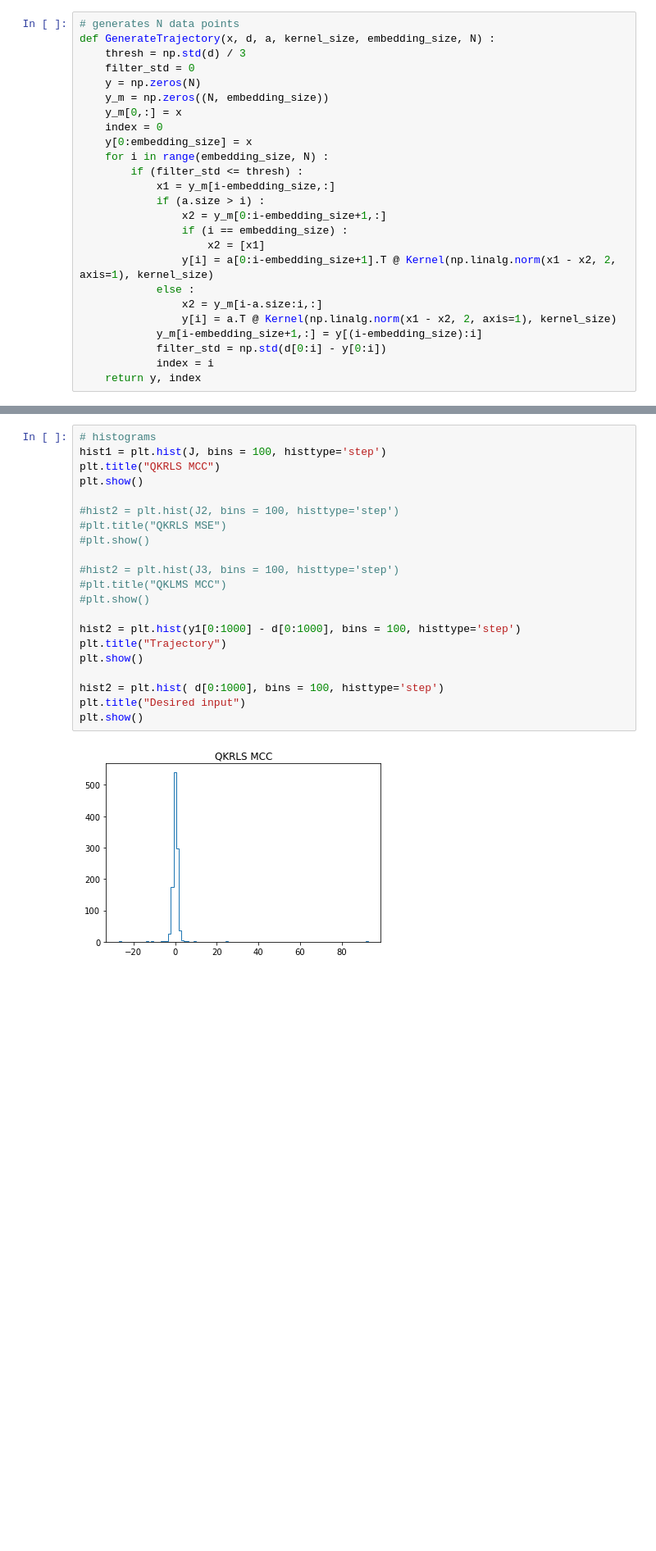
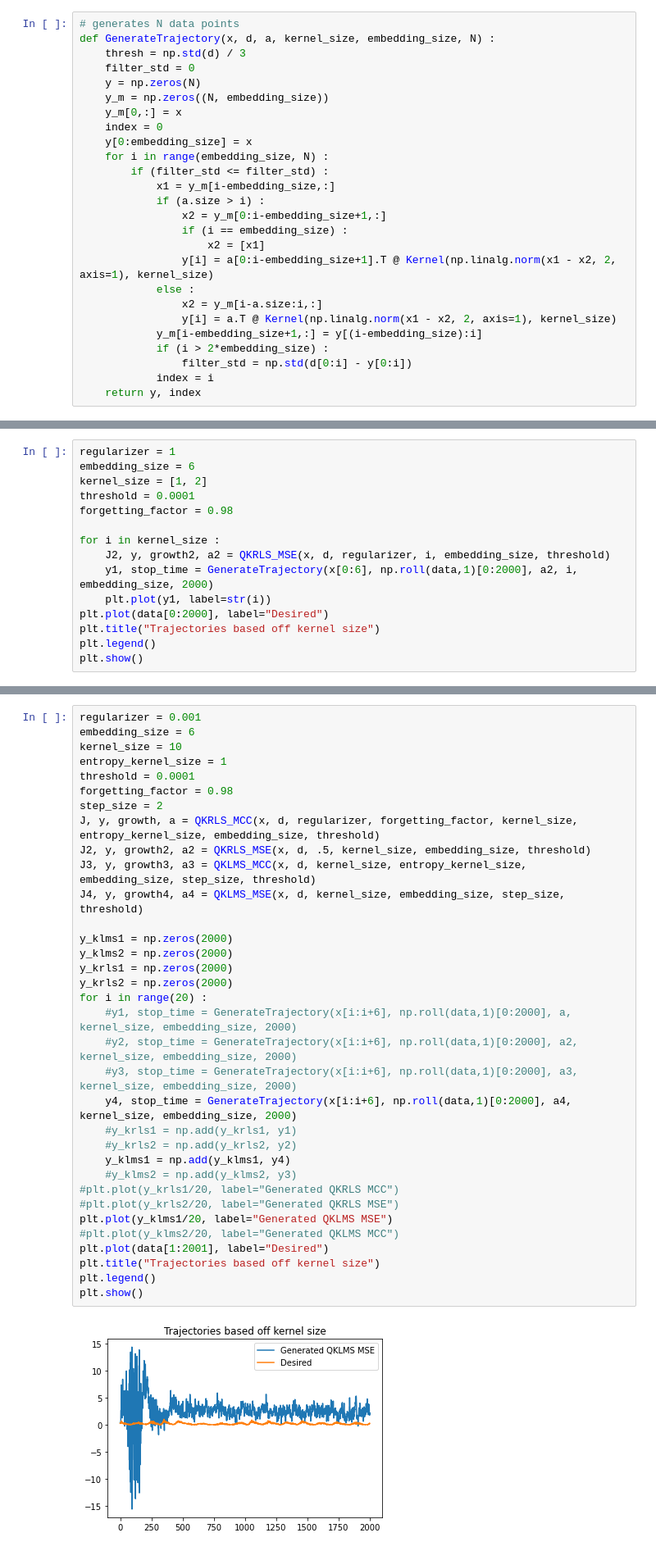
Before and after one commit to jcornell616/ML-for-time-series, a Jupyter notebook: Project2/Project2.ipynb, the cells around one changed output, grey strips where cells are left out. Shown at 82% size. Cells and saved outputs as stored; diff of their text form; blank space fills up the shorter version.

```diff
--- a/Project2/Project2.ipynb
+++ b/Project2/Project2.ipynb
@@ -245,7 +245,7 @@ def GenerateTrajectory(x, d, a, kernel_size, embedding_size, N) :
     index = 0
     y[0:embedding_size] = x
     for i in range(embedding_size, N) :
-        if (filter_std <= thresh) :
+        if (filter_std <= filter_std) :
             x1 = y_m[i-embedding_size,:]
             if (a.size > i) :
                 x2 = y_m[0:i-embedding_size+1,:]
@@ -256,7 +256,8 @@ def GenerateTrajectory(x, d, a, kernel_size, embedding_size, N) :
                 x2 = y_m[i-a.size:i,:]
                 y[i] = a.T @ Kernel(np.linalg.norm(x1 - x2, 2, axis=1), kernel_size)
             y_m[i-embedding_size+1,:] = y[(i-embedding_size):i]
-            filter_std = np.std(d[0:i] - y[0:i])
+            if (i > 2*embedding_size) :
+                filter_std = np.std(d[0:i] - y[0:i])
             index = i
     return y, index
 # %%
@@ -293,0 +295,15 @@ print(stop_time)
+# %%
+regularizer = 1
+embedding_size = 6
+kernel_size = [1, 2]
+threshold = 0.0001
+forgetting_factor = 0.98
+
+for i in kernel_size :
+    J2, y, growth2, a2 = QKRLS_MSE(x, d, regularizer, i, embedding_size, threshold)
+    y1, stop_time = GenerateTrajectory(x[0:6], np.roll(data,1)[0:2000], a2, i, embedding_size, 2000)
+    plt.plot(y1, label=str(i))
+plt.plot(data[0:2000], label="Desired")
+plt.title("Trajectories based off kernel size")
+plt.legend()
+plt.show()
@@ -294,23 +312,36 @@ print(stop_time)
 # %%
-# histograms
-hist1 = plt.hist(J, bins = 100, histtype='step')
-plt.title("QKRLS MCC")
+regularizer = 0.001
+embedding_size = 6
+kernel_size = 10
+entropy_kernel_size = 1
+threshold = 0.0001
+forgetting_factor = 0.98
+step_size = 2
+J, y, growth, a = QKRLS_MCC(x, d, regularizer, forgetting_factor, kernel_size, entropy_kernel_size, embedding_size, threshold)
+J2, y, growth2, a2 = QKRLS_MSE(x, d, .5, kernel_size, embedding_size, threshold)
+J3, y, growth3, a3 = QKLMS_MCC(x, d, kernel_size, entropy_kernel_size, embedding_size, step_size, threshold)
+J4, y, growth4, a4 = QKLMS_MSE(x, d, kernel_size, embedding_size, step_size, threshold)
+
+y_klms1 = np.zeros(2000)
+y_klms2 = np.zeros(2000)
+y_krls1 = np.zeros(2000)
+y_krls2 = np.zeros(2000)
+for i in range(20) :
+    #y1, stop_time = GenerateTrajectory(x[i:i+6], np.roll(data,1)[0:2000], a, kernel_size, embedding_size, 2000)
+    #y2, stop_time = GenerateTrajectory(x[i:i+6], np.roll(data,1)[0:2000], a2, kernel_size, embedding_size, 2000)
+    #y3, stop_time = GenerateTrajectory(x[i:i+6], np.roll(data,1)[0:2000], a3, kernel_size, embedding_size, 2000)
+    y4, stop_time = GenerateTrajectory(x[i:i+6], np.roll(data,1)[0:2000], a4, kernel_size, embedding_size, 2000)
+    #y_krls1 = np.add(y_krls1, y1)
+    #y_krls2 = np.add(y_krls2, y2)
+    y_klms1 = np.add(y_klms1, y4)
+    #y_klms2 = np.add(y_klms2, y3)
+#plt.plot(y_krls1/20, label="Generated QKRLS MCC")
+#plt.plot(y_krls2/20, label="Generated QKRLS MSE")
+plt.plot(y_klms1/20, label="Generated QKLMS MSE")
+#plt.plot(y_klms2/20, label="Generated QKLMS MCC")
+plt.plot(data[1:2001], label="Desired")
+plt.title("Trajectories based off kernel size")
+plt.legend()
 plt.show()
-
-#hist2 = plt.hist(J2, bins = 100, histtype='step')
-#plt.title("QKRLS MSE")
-#plt.show()
-
-#hist2 = plt.hist(J3, bins = 100, histtype='step')
-#plt.title("QKLMS MCC")
-#plt.show()
-
-hist2 = plt.hist(y1[0:1000] - d[0:1000], bins = 100, histtype='step')
-plt.title("Trajectory")
-plt.show()
-
-hist2 = plt.hist( d[0:1000], bins = 100, histtype='step')
-plt.title("Desired input")
-plt.show()
 # %% [output]
-[figure, old version]
+[figure, new version]
```
Also changed, not shown: parts of 4 cells of this notebook, 1 other file.
